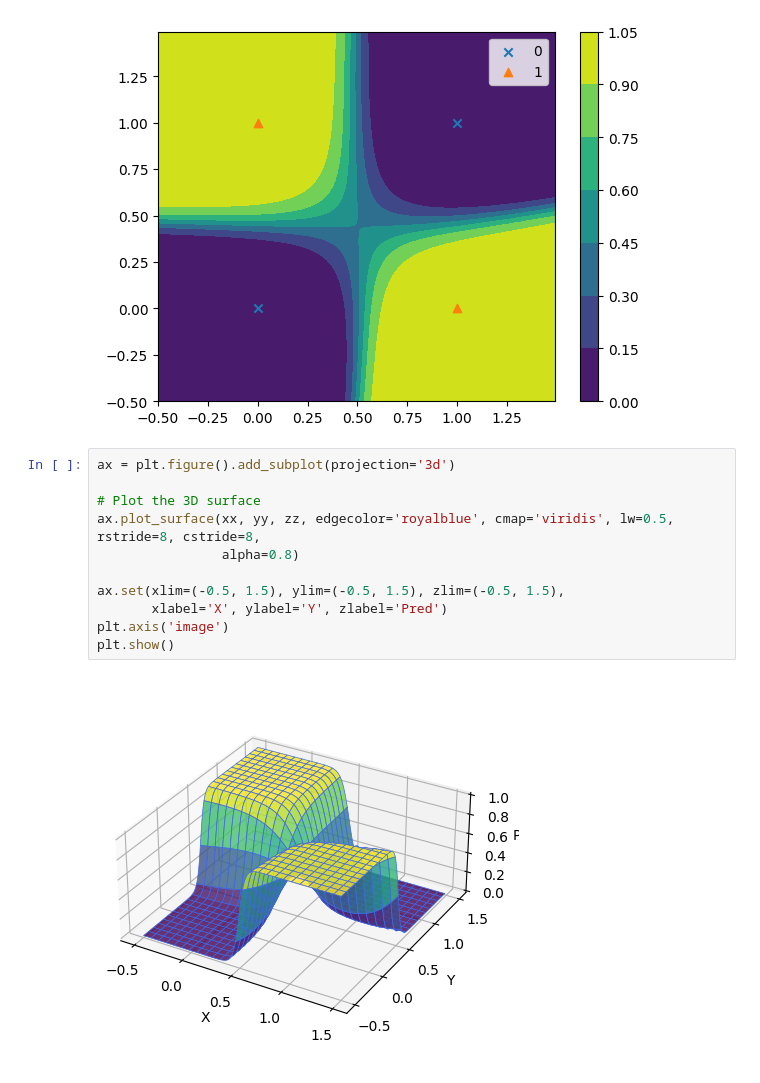
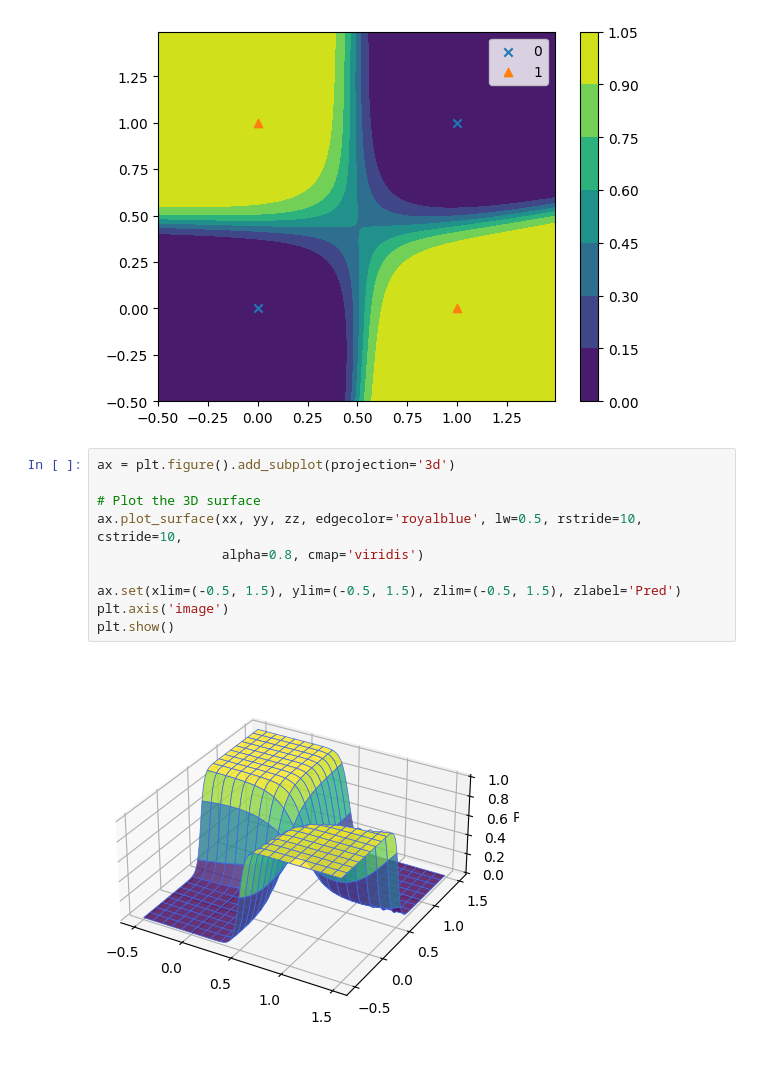
Before and after one commit to imraunav/Universal-function-approximators, a Jupyter notebook: XOR_PyTorch.ipynb, the cells around one changed output. Cells and saved outputs as stored; diff of their text form.

```diff
--- a/XOR_PyTorch.ipynb
+++ b/XOR_PyTorch.ipynb
@@ -185,13 +185,12 @@ plt.show()
 # %%
 ax = plt.figure().add_subplot(projection='3d')
 
 # Plot the 3D surface
-ax.plot_surface(xx, yy, zz, edgecolor='royalblue', cmap='viridis', lw=0.5, rstride=8, cstride=8,
-                alpha=0.8)
+ax.plot_surface(xx, yy, zz, edgecolor='royalblue', lw=0.5, rstride=10, cstride=10,
+                alpha=0.8, cmap='viridis')
 
-ax.set(xlim=(-0.5, 1.5), ylim=(-0.5, 1.5), zlim=(-0.5, 1.5),
-       xlabel='X', ylabel='Y', zlabel='Pred')
+ax.set(xlim=(-0.5, 1.5), ylim=(-0.5, 1.5), zlim=(-0.5, 1.5), zlabel='Pred')
 plt.axis('image')
 plt.show()
 # %% [output]
-[figure, old version]
+[figure, new version]
```
Also changed, not shown: parts of 1 cell of this notebook.
